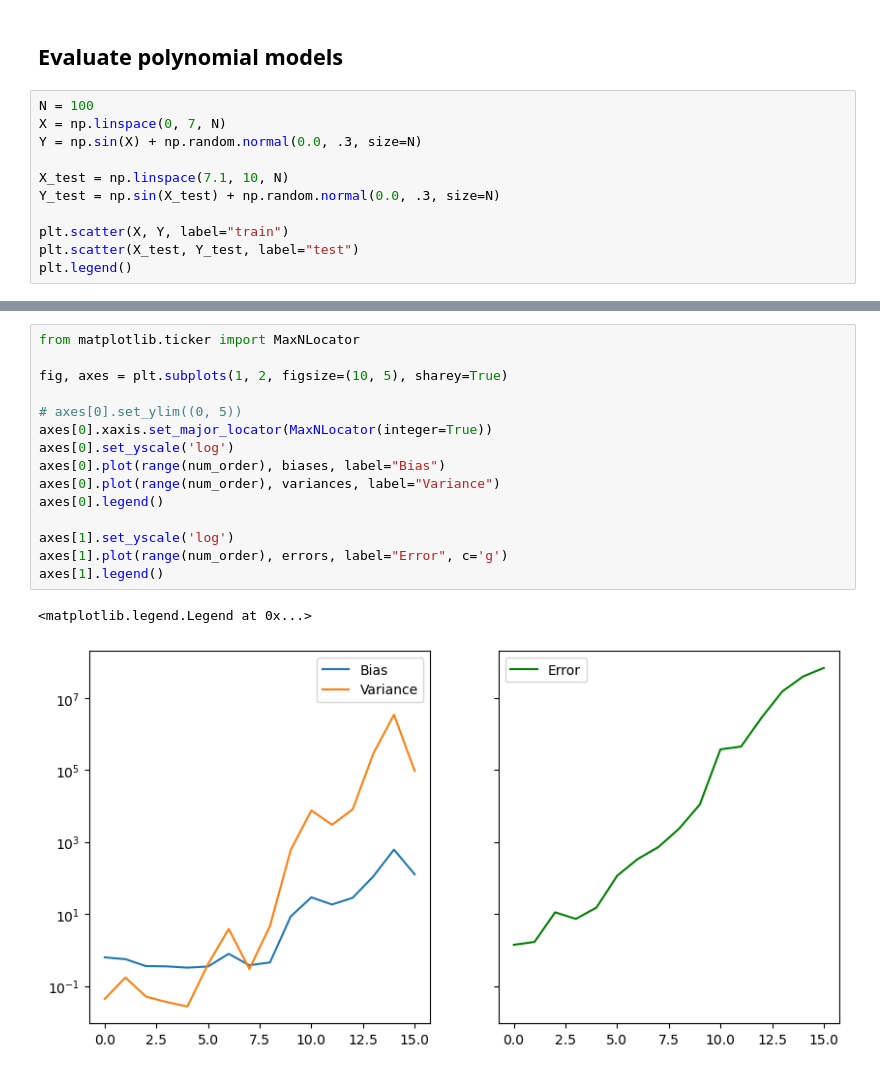
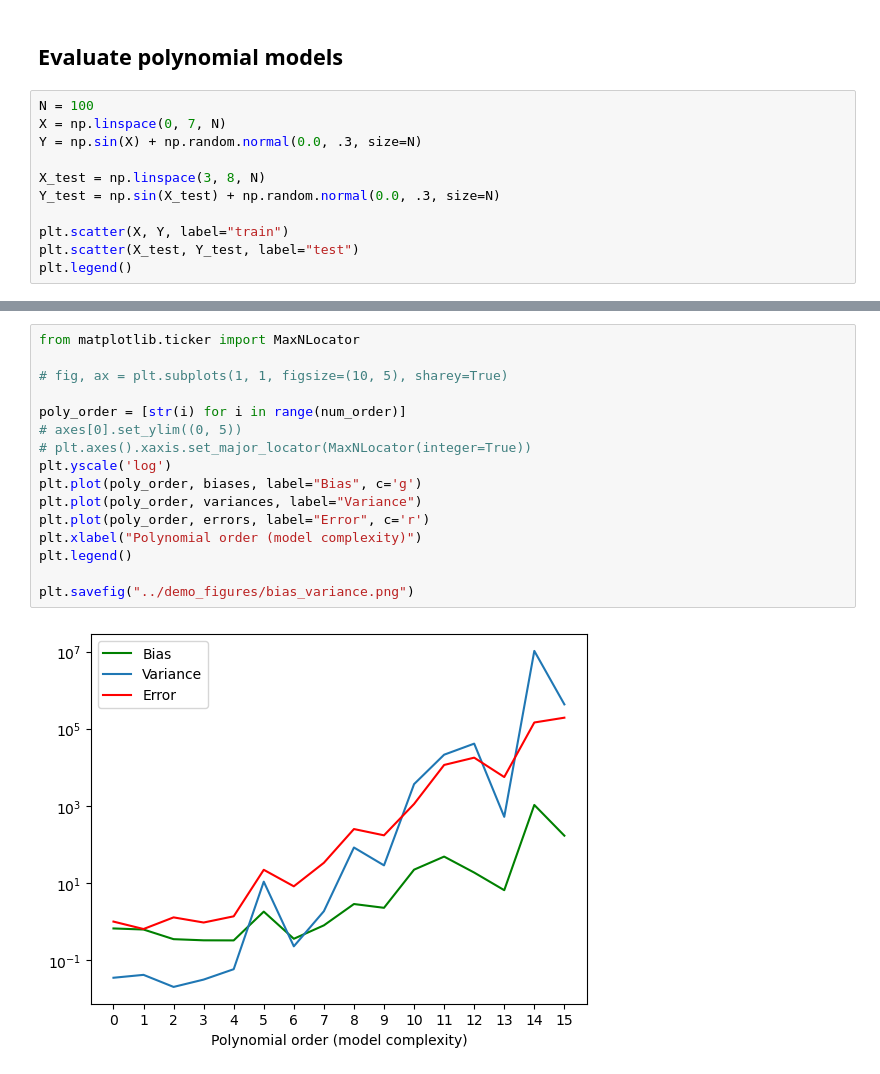
Before and after one commit to Janko-dev/ml_notebooks, a Jupyter notebook: notebooks/simple_regression.ipynb, the cells around one changed output, grey strips where cells are left out. Drawn from its saved outputs; the diff is of its cells as text.

```diff
--- a/notebooks/simple_regression.ipynb
+++ b/notebooks/simple_regression.ipynb
@@ -61,7 +61,7 @@ N = 100
 X = np.linspace(0, 7, N)
 Y = np.sin(X) + np.random.normal(0.0, .3, size=N)
 
-X_test = np.linspace(7.1, 10, N)
+X_test = np.linspace(3, 8, N)
 Y_test = np.sin(X_test) + np.random.normal(0.0, .3, size=N)
 
 plt.scatter(X, Y, label="train")
@@ -134,18 +153,18 @@ for j in range(num_order):
 # %%
 from matplotlib.ticker import MaxNLocator
 
-fig, axes = plt.subplots(1, 2, figsize=(10, 5), sharey=True)
+# fig, ax = plt.subplots(1, 1, figsize=(10, 5), sharey=True)
 
+poly_order = [str(i) for i in range(num_order)]
 # axes[0].set_ylim((0, 5))
-axes[0].xaxis.set_major_locator(MaxNLocator(integer=True))
-axes[0].set_yscale('log')
-axes[0].plot(range(num_order), biases, label="Bias")
-axes[0].plot(range(num_order), variances, label="Variance")
-axes[0].legend()
+# plt.axes().xaxis.set_major_locator(MaxNLocator(integer=True))
+plt.yscale('log')
+plt.plot(poly_order, biases, label="Bias", c='g')
+plt.plot(poly_order, variances, label="Variance")
+plt.plot(poly_order, errors, label="Error", c='r')
+plt.xlabel("Polynomial order (model complexity)")
+plt.legend()
 
-axes[1].set_yscale('log')
-axes[1].plot(range(num_order), errors, label="Error", c='g')
-axes[1].legend()
+plt.savefig("../demo_figures/bias_variance.png")
 # %% [output]
-<matplotlib.legend.Legend at 0x...>
-[figure, old version]
+[figure, new version]
```
Also changed, not shown: parts of 3 cells of this notebook, 6 other files.
